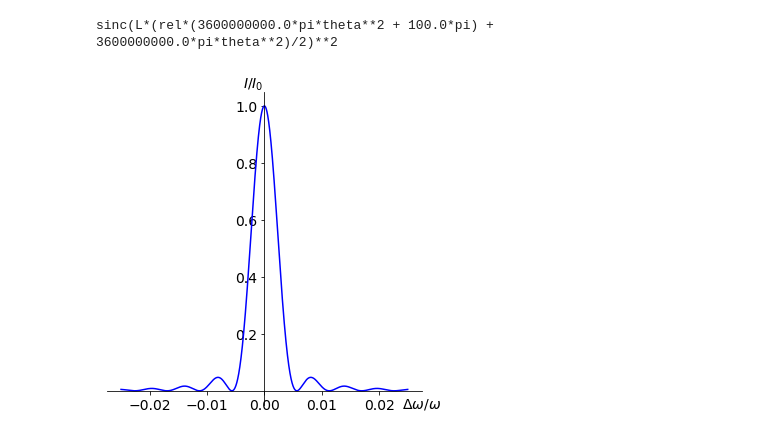
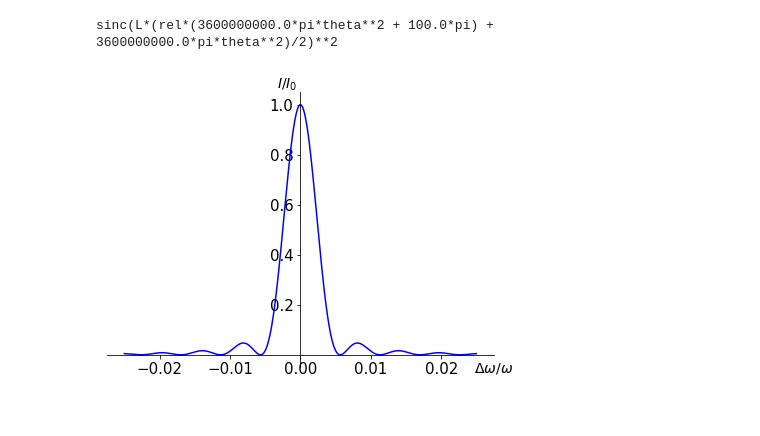
Before and after one commit to TrebAndrew/SKIF_XAS_beamline, a Jupyter notebook: SypPy_examp/Intesity_dist_spec.ipynb, the cells around one changed output. Drawn from its saved outputs; the diff is of its cells as text; code cells hidden in the pictures.

```diff
--- a/SypPy_examp/Intesity_dist_spec.ipynb
+++ b/SypPy_examp/Intesity_dist_spec.ipynb
@@ -34,34 +34,34 @@ def Intens(rel, theta, L):
 
 rel = np.arange(-0.025,0.025, 0.00001)
 theta = 0
 L = 1.5
-plt.figure(figsize=(5,5))
+plt.figure(figsize=(1.5*4,1.5*3))
 plt.plot(rel, Intens(rel,theta, L), color='blue')
 plt.xlabel(r'$\Delta\omega/\omega$', fontsize=14, labelpad = 0.0)
 y = plt.ylabel(r'$I/I_0$', fontsize=14, labelpad = 0.0, rotation=90)
 y.set_rotation(0)
 
 plt.xticks([-0.02, -0.01, 0, 0.01, 0.02],fontsize=14)
         #  [r'$-\pi$', r'$-\pi/2$', r'$0$', r'$+\pi/2$', r'$+\pi$'])
 
 plt.yticks([0.2, 0.4,0.6,0.8, 1.0], fontsize=14)
         #  [r'$-1$', r'$0$', r'$+1$'])
 
 ax = plt.gca()
 ax.spines['right'].set_color('none')
 ax.spines['top'].set_color('none')
 ax.xaxis.set_ticks_position('bottom')
 ax.spines['bottom'].set_position(('data',0))
 ax.yaxis.set_ticks_position('left')
 ax.spines['left'].set_position(('data',0))
-ax.xaxis.set_label_coords(1, 0.03)
+ax.xaxis.set_label_coords(1, 0.025)
 ax.yaxis.set_label_coords(0.465, 1.0)
 for label in ax.get_xticklabels() + ax.get_yticklabels():
-    label.set_fontsize(14)
+    label.set_fontsize(15)
     label.set_bbox(dict(facecolor='white', edgecolor='None', alpha=0.01))
 
 plt.tight_layout()
 plt.savefig('/home/andrei/Documents/SKIF_XAS_beamline/TeXDoc/pic/spec.pdf')#, bbox_inches='tight')
 plt.show()
 # %% [output]
-[figure, old version]
+[figure, new version]
```
Also changed, not shown: parts of 5 cells of this notebook, 11 other files.
